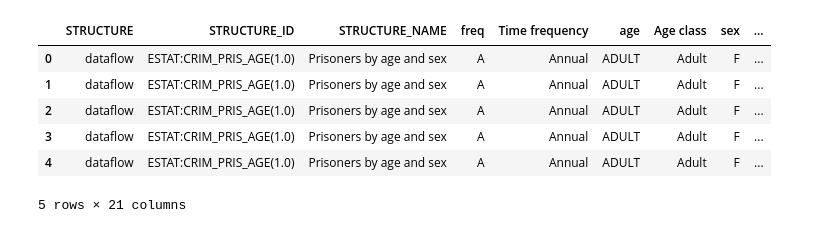
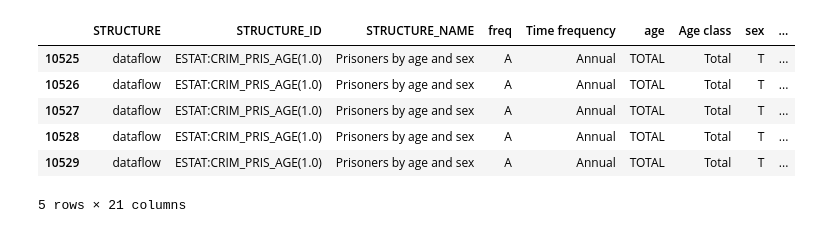
Before and after one commit to giuliodamico/Gender-Inequality-Index-vs-Female-jail-population, a Jupyter notebook: notebooks/Prison_data_graph.ipynb, the cells around one changed output. Saved outputs shown, nothing was run; the diff lists cells and outputs as text; code cells hidden in the pictures.

```diff
--- a/notebooks/Prison_data_graph.ipynb
+++ b/notebooks/Prison_data_graph.ipynb
@@ -1,20 +1,21 @@
 # %%
 #import libraries
 import numpy as np
 import matplotlib.pyplot as plt
 import pandas as pd
 from pathlib import Path
+import seaborn as sns
 
 # prison path from folder prison data
 prison_path = Path('../data/prison data/crim_pris_age_linear_2_0.csv')
 #import dataset
 prison_data = pd.read_csv(prison_path)
-prison_data.head()
+prison_data.tail(5)
 # %% [output]
 |  | STRUCTURE | STRUCTURE_ID | STRUCTURE_NAME | freq | Time frequency | age | Age class | sex | ... |
-| 0 | dataflow | ESTAT:CRIM_PRIS_AGE(1.0) | Prisoners by age and sex | A | Annual | ADULT | Adult | F | ... |
-| 1 | dataflow | ESTAT:CRIM_PRIS_AGE(1.0) | Prisoners by age and sex | A | Annual | ADULT | Adult | F | ... |
-| 2 | dataflow | ESTAT:CRIM_PRIS_AGE(1.0) | Prisoners by age and sex | A | Annual | ADULT | Adult | F | ... |
-| 3 | dataflow | ESTAT:CRIM_PRIS_AGE(1.0) | Prisoners by age and sex | A | Annual | ADULT | Adult | F | ... |
-| 4 | dataflow | ESTAT:CRIM_PRIS_AGE(1.0) | Prisoners by age and sex | A | Annual | ADULT | Adult | F | ... |
+| 10525 | dataflow | ESTAT:CRIM_PRIS_AGE(1.0) | Prisoners by age and sex | A | Annual | TOTAL | Total | T | ... |
+| 10526 | dataflow | ESTAT:CRIM_PRIS_AGE(1.0) | Prisoners by age and sex | A | Annual | TOTAL | Total | T | ... |
+| 10527 | dataflow | ESTAT:CRIM_PRIS_AGE(1.0) | Prisoners by age and sex | A | Annual | TOTAL | Total | T | ... |
+| 10528 | dataflow | ESTAT:CRIM_PRIS_AGE(1.0) | Prisoners by age and sex | A | Annual | TOTAL | Total | T | ... |
+| 10529 | dataflow | ESTAT:CRIM_PRIS_AGE(1.0) | Prisoners by age and sex | A | Annual | TOTAL | Total | T | ... |
 5 rows × 21 columns
```
Also changed, not shown: parts of 5 cells of this notebook, 5 other files.
